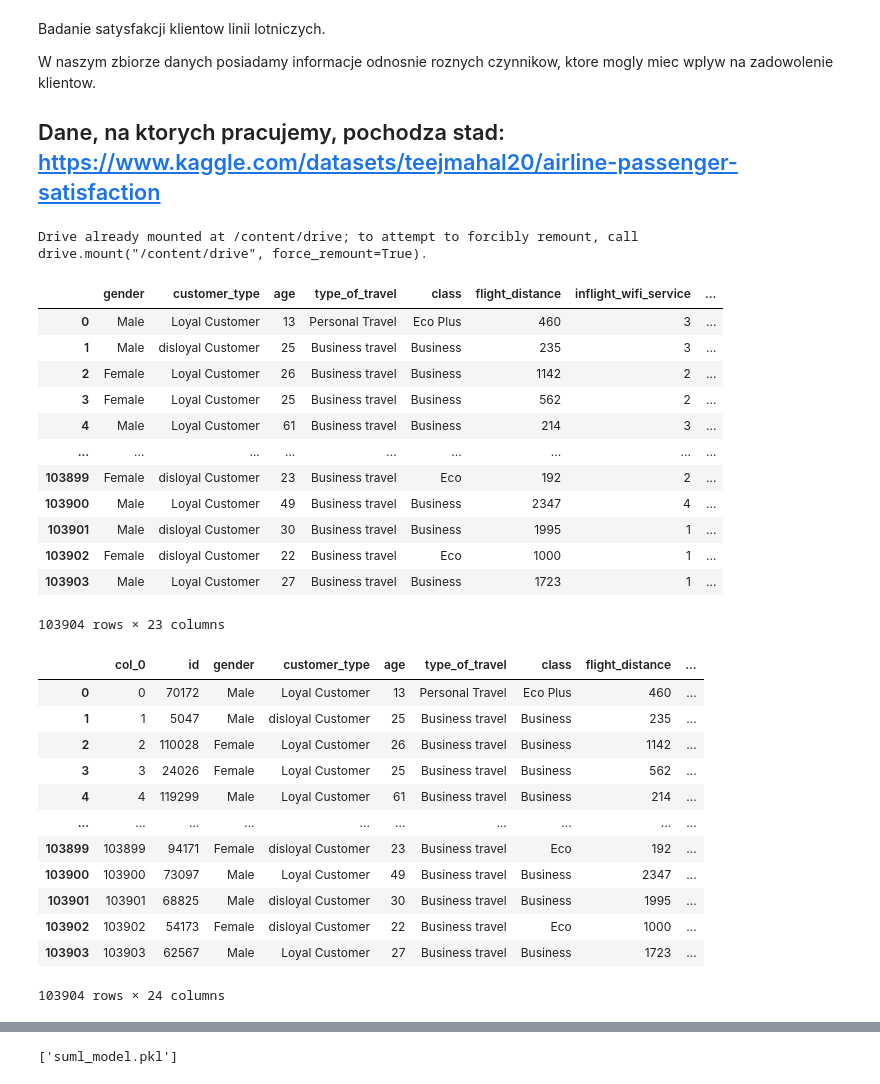
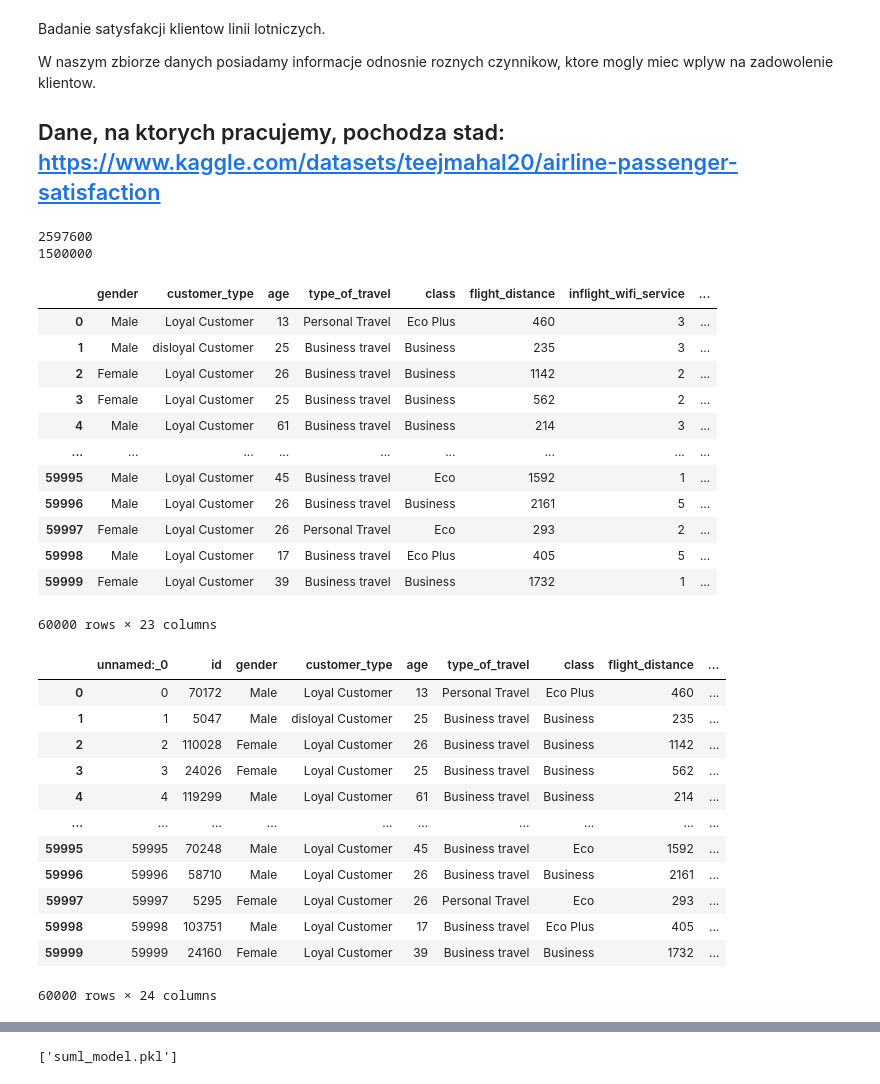
Before and after one commit to aftermindy/SUML, a Jupyter notebook: SUML.ipynb, the cells around one changed output, grey strips where cells are left out. Drawn from its saved outputs; the diff is of its cells as text; code cells hidden in the pictures.

Commit message:
joblib test

```diff
--- a/SUML.ipynb
+++ b/SUML.ipynb
@@ -15,46 +15,50 @@ from sklearn.ensemble import RandomForestClassifier
 from sklearn.compose import ColumnTransformer
 from sklearn.metrics import confusion_matrix, classification_report
 from sklearn.preprocessing import StandardScaler, MinMaxScaler, FunctionTransformer, OneHotEncoder
-from google.colab import drive
-drive.mount('/content/drive')
-# %% [output]
-Drive already mounted at /content/drive; to attempt to forcibly remount, call drive.mount("/content/drive", force_remount=True).
 # %%
-df = pd.read_csv(r"/content/drive/MyDrive/train.csv", delimiter=',', low_memory=False)
-df_test = pd.read_csv(r"/content/drive/MyDrive/test_set.csv", delimiter=',', low_memory=False)
+df = pd.read_csv('train.csv', delimiter=',', low_memory=False)
+df_test = pd.read_csv('test.csv', delimiter=',', low_memory=False)
+print(df.size)
+df = df.iloc[:60000,:]
+print(df.size)
+# %% [output]
+2597600
+1500000
+# %%
+df.rename(columns=lambda x: x.lower().replace(' ', '_'), inplace=True)
 # %%
-df.drop(["id", "col_0"], axis=1)
+df.drop(["unnamed:_0", "id"], axis=1)
 # %% [output]
 |  | gender | customer_type | age | type_of_travel | class | flight_distance | inflight_wifi_service | ... |
 | 0 | Male | Loyal Customer | 13 | Personal Travel | Eco Plus | 460 | 3 | ... |
 | 1 | Male | disloyal Customer | 25 | Business travel | Business | 235 | 3 | ... |
 | 2 | Female | Loyal Customer | 26 | Business travel | Business | 1142 | 2 | ... |
 | 3 | Female | Loyal Customer | 25 | Business travel | Business | 562 | 2 | ... |
 | 4 | Male | Loyal Customer | 61 | Business travel | Business | 214 | 3 | ... |
 | ... | ... | ... | ... | ... | ... | ... | ... | ... |
-| 103899 | Female | disloyal Customer | 23 | Business travel | Eco | 192 | 2 | ... |
-| 103900 | Male | Loyal Customer | 49 | Business travel | Business | 2347 | 4 | ... |
-| 103901 | Male | disloyal Customer | 30 | Business travel | Business | 1995 | 1 | ... |
-| 103902 | Female | disloyal Customer | 22 | Business travel | Eco | 1000 | 1 | ... |
-| 103903 | Male | Loyal Customer | 27 | Business travel | Business | 1723 | 1 | ... |
+| 59995 | Male | Loyal Customer | 45 | Business travel | Eco | 1592 | 1 | ... |
+| 59996 | Male | Loyal Customer | 26 | Business travel | Business | 2161 | 5 | ... |
+| 59997 | Female | Loyal Customer | 26 | Personal Travel | Eco | 293 | 2 | ... |
+| 59998 | Male | Loyal Customer | 17 | Business travel | Eco Plus | 405 | 5 | ... |
+| 59999 | Female | Loyal Customer | 39 | Business travel | Business | 1732 | 1 | ... |
-103904 rows × 23 columns
+60000 rows × 23 columns
 # %%
 df['arrival_delay_in_minutes'] = df['arrival_delay_in_minutes'].fillna(15.178)
 df['delay_sum'] = df['departure_delay_in_minutes'] + df['arrival_delay_in_minutes']
 df.drop(["arrival_delay_in_minutes", "departure_delay_in_minutes"], axis=1)
 # %% [output]
-|  | col_0 | id | gender | customer_type | age | type_of_travel | class | flight_distance | ... |
+|  | unnamed:_0 | id | gender | customer_type | age | type_of_travel | class | flight_distance | ... |
 | 0 | 0 | 70172 | Male | Loyal Customer | 13 | Personal Travel | Eco Plus | 460 | ... |
 | 1 | 1 | 5047 | Male | disloyal Customer | 25 | Business travel | Business | 235 | ... |
 | 2 | 2 | 110028 | Female | Loyal Customer | 26 | Business travel | Business | 1142 | ... |
 | 3 | 3 | 24026 | Female | Loyal Customer | 25 | Business travel | Business | 562 | ... |
 | 4 | 4 | 119299 | Male | Loyal Customer | 61 | Business travel | Business | 214 | ... |
 | ... | ... | ... | ... | ... | ... | ... | ... | ... | ... |
-| 103899 | 103899 | 94171 | Female | disloyal Customer | 23 | Business travel | Eco | 192 | ... |
-| 103900 | 103900 | 73097 | Male | Loyal Customer | 49 | Business travel | Business | 2347 | ... |
-| 103901 | 103901 | 68825 | Male | disloyal Customer | 30 | Business travel | Business | 1995 | ... |
-| 103902 | 103902 | 54173 | Female | disloyal Customer | 22 | Business travel | Eco | 1000 | ... |
-| 103903 | 103903 | 62567 | Male | Loyal Customer | 27 | Business travel | Business | 1723 | ... |
+| 59995 | 59995 | 70248 | Male | Loyal Customer | 45 | Business travel | Eco | 1592 | ... |
+| 59996 | 59996 | 58710 | Male | Loyal Customer | 26 | Business travel | Business | 2161 | ... |
+| 59997 | 59997 | 5295 | Female | Loyal Customer | 26 | Personal Travel | Eco | 293 | ... |
+| 59998 | 59998 | 103751 | Male | Loyal Customer | 17 | Business travel | Eco Plus | 405 | ... |
+| 59999 | 59999 | 24160 | Female | Loyal Customer | 39 | Business travel | Business | 1732 | ... |
-103904 rows × 24 columns
+60000 rows × 24 columns
 # %%
 columns_to_sum = [
```
Also changed, not shown: parts of 5 cells of this notebook, 2 other files.
